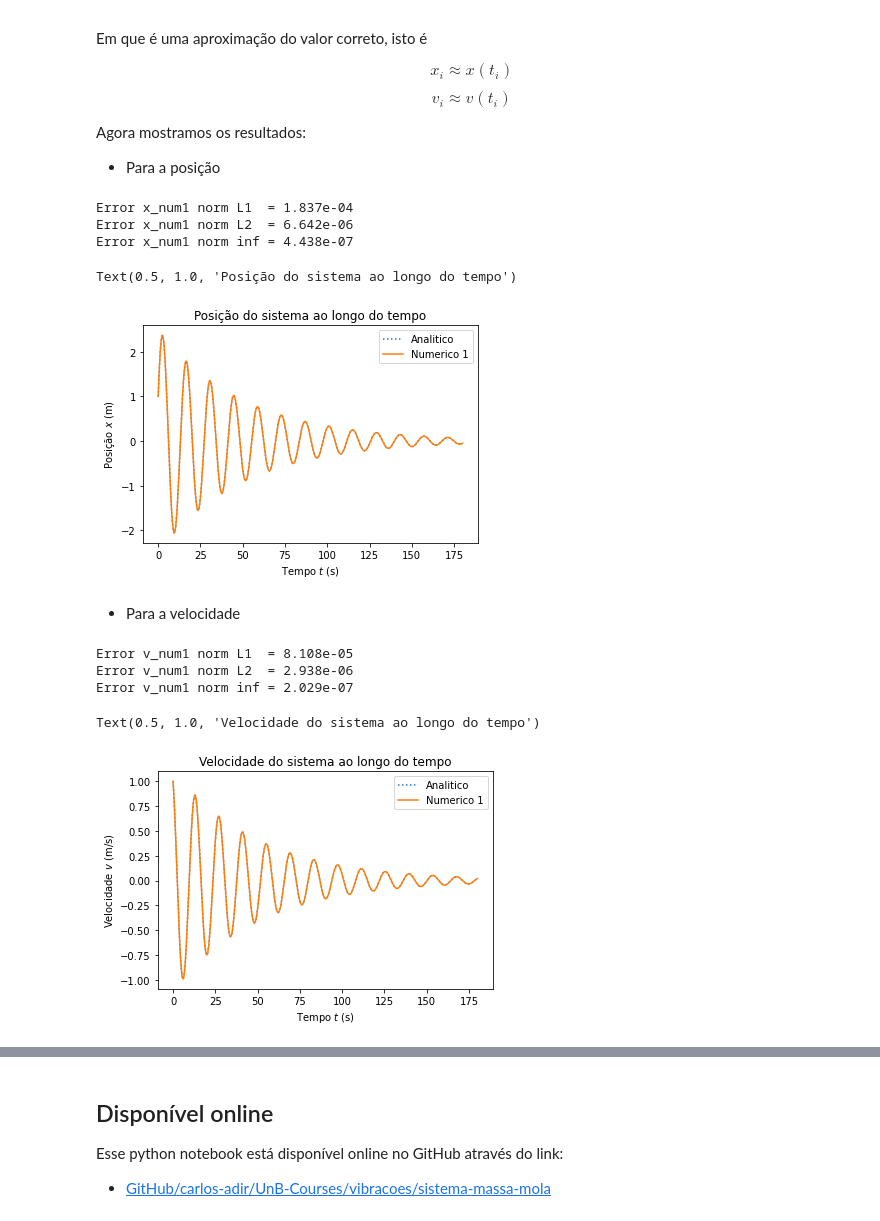
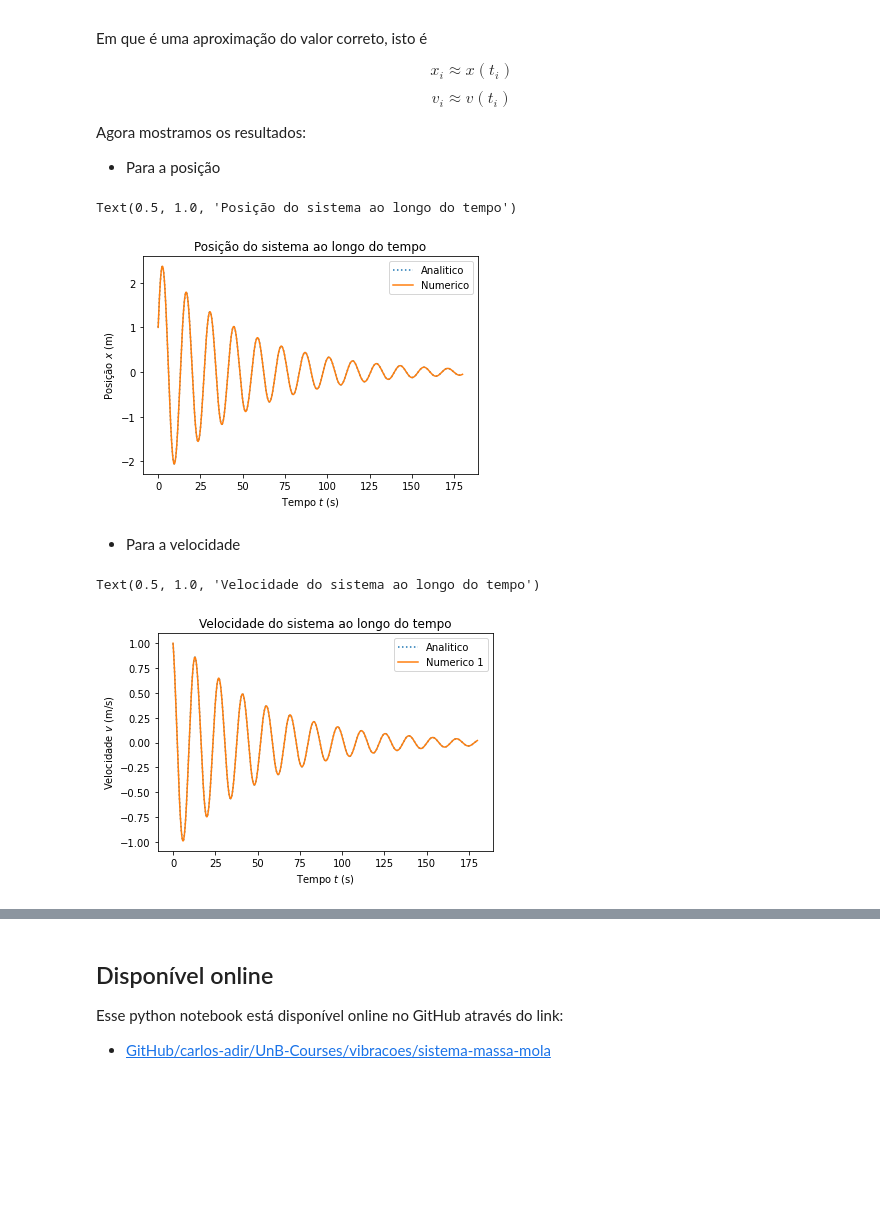
Before and after one commit to carlos-adir/UnB-Courses, a Jupyter notebook: vibracoes/sistema-massa-mola.ipynb, the cells around one changed output, grey strips where cells are left out. Drawn from its saved outputs; the diff is of its cells as text; code cells hidden in the pictures; blank space fills up the shorter version.

````diff
--- a/vibracoes/sistema-massa-mola.ipynb
+++ b/vibracoes/sistema-massa-mola.ipynb
@@ -649,7 +581,7 @@ x \\ \dot{x}
 $$
 # %%
 def dydt(y, t):
-    return A @ y
+    return A @ y + B
 # %% [markdown]
 Com a condição inicial
 
@@ -664,7 +596,7 @@ y0 = [x0, v0]
 Resolvemos então usando a função ```odeint```
 # %%
 t = np.linspace(0, T, npts)
-Y_num1 = odeint(dydt, y0, t)
+Y_num = odeint(dydt, y0, t)
 # %% [markdown]
 O resultado fornecido é $Y$ em que
 
@@ -690,38 +622,26 @@ Agora mostramos os resultados:
 
 * Para a posição
 # %%
-x_num1 = Y_num1[:, 0]
-print("Error x_num1 norm L1  = %.3e" % norma_L1(x_num1 - x_ana))
-print("Error x_num1 norm L2  = %.3e" % norma_L2(x_num1 - x_ana))
-print("Error x_num1 norm inf = %.3e" % norma_inf(x_num1 - x_ana))
+x_num = Y_num[:, 0]
 plt.plot(t, x_ana, label="Analitico", ls="dotted")
-plt.plot(t, x_num1, label="Numerico 1")
+plt.plot(t, x_num, label="Numerico")
 plt.legend()
 plt.xlabel(r"Tempo $t$ (s)")
 plt.ylabel(r"Posição $x$ (m)")
 plt.title("Posição do sistema ao longo do tempo")
 # %% [output]
-Error x_num1 norm L1  = 1.837e-04
-Error x_num1 norm L2  = 6.642e-06
-Error x_num1 norm inf = 4.438e-07
+Text(0.5, 1.0, 'Posição do sistema ao longo do tempo')
-Text(0.5, 1.0, 'Posição do sistema ao longo do tempo')
-[figure, old version]
+[figure, new version]
 # %% [markdown]
 * Para a velocidade
 # %%
-v_num1 = Y_num1[:, 1]
-print("Error v_num1 norm L1  = %.3e" % norma_L1(v_num1 - v_ana))
-print("Error v_num1 norm L2  = %.3e" % norma_L2(v_num1 - v_ana))
-print("Error v_num1 norm inf = %.3e" % norma_inf(v_num1 - v_ana))
+v_num = Y_num[:, 1]
 plt.plot(t, v_ana, label="Analitico", ls="dotted")
-plt.plot(t, v_num1, label="Numerico 1")
+plt.plot(t, v_num, label="Numerico 1")
 plt.legend()
 plt.xlabel(r"Tempo $t$ (s)")
 plt.ylabel(r"Velocidade $v$ (m/s)")
 plt.title("Velocidade do sistema ao longo do tempo")
 # %% [output]
-Error v_num1 norm L1  = 8.108e-05
-Error v_num1 norm L2  = 2.938e-06
-Error v_num1 norm inf = 2.029e-07
+Text(0.5, 1.0, 'Velocidade do sistema ao longo do tempo')
-Text(0.5, 1.0, 'Velocidade do sistema ao longo do tempo')
 [figure]
````
Also changed, not shown: parts of 56 cells of this notebook, 3 other files.
